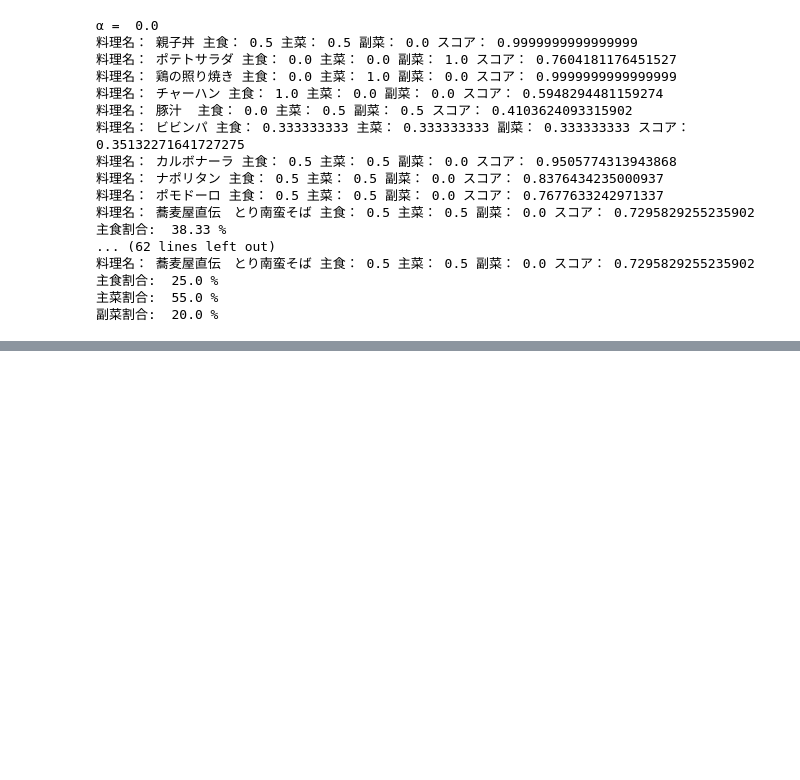
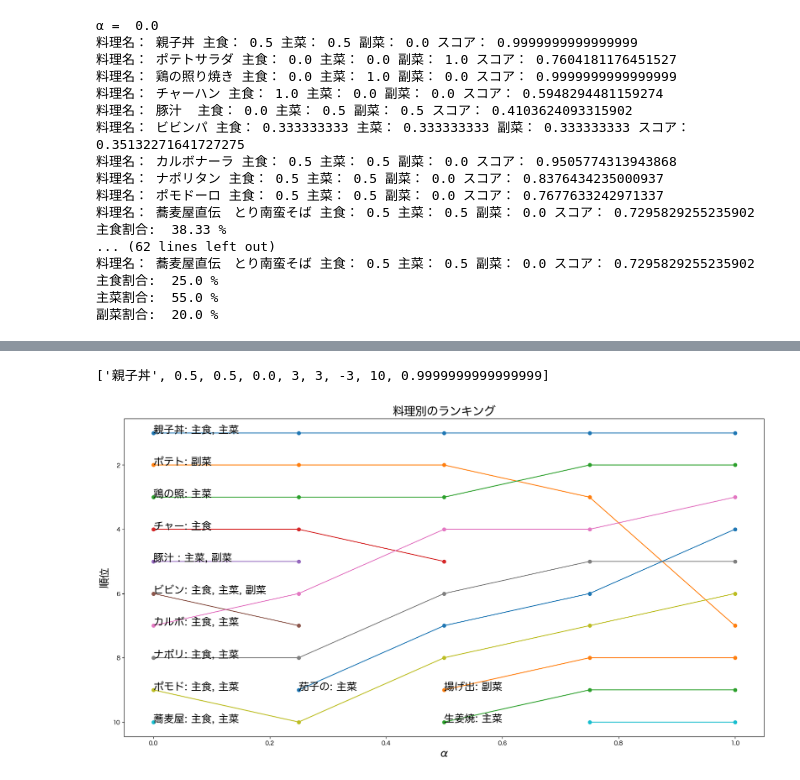
Before and after one commit to rin-m/RecipeSearch, a Jupyter notebook: out_ranking.ipynb, the cells around one changed output, grey strips where cells are left out. Saved outputs shown, nothing was run; the diff lists cells and outputs as text; code cells hidden in the pictures; blank space fills up the shorter version.

```diff
--- a/out_ranking.ipynb
+++ b/out_ranking.ipynb
@@ -354,0 +371,79 @@ SyntaxError: '(' was never closed (2424244420.py, line 29)
+# %%
+result_list[0][0]
+# %% [output]
+['親子丼', 0.5, 0.5, 0.0, 3, 3, -3, 10, 0.9999999999999999]
+# %%
+
+
+# データを格納するためのリスト
+data = []
+
+for alpha_index, alpha in enumerate(alpha_list):
+    alpha_data = []
+    if alpha_index == 0:
+        for row_index, row in enumerate(result_list[alpha_index]):
+            alpha_data.append([row[0][0:3], row_index + 1, None, row[1], row[2], row[3]])
+    else:
+        for row_index, row in enumerate(result_list[alpha_index]):
+            found = False  # 料理が前回のリストに見つかったかどうかを示すフラグ
+            for pre_row_index, pre_row in enumerate(result_list[alpha_index - 1]):
+                if row[0] == pre_row[0]:
+                    alpha_data.append([row[0][0:3], row_index + 1, pre_row_index + 1, row[1], row[2], row[3]])
+                    found = True  # 料理が見つかったことをマーク
+                    break
+            if not found:
+                alpha_data.append([row[0][0:3], row_index + 1, None , row[1], row[2], row[3]])
+
+    data.extend(alpha_data)
+
+# 料理別のランキングを辞書に格納する
+dish_data = {}
+dish_data_2 = {}
+for row in data:
+    dish_name = row[0]
+    if dish_name not in dish_data:
+        dish_data[dish_name] = []
+        dish_data_2[dish_name] = row[3:6]
+
+j=0
+for i in range(0, len(alpha_list)*10, 10):
+    j=j+1
+    for row in data[i:i+10]:
+        dish_data[row[0]].append(row[1])
+    for row2 in dish_data:
+        if len(dish_data[row2]) != j:
+            dish_data[row2].append(None)
+
+for j in dish_data_2:
+    dish_data_2[j].append([])
+    if dish_data_2[j][0] != 0:
+        dish_data_2[j][3].append("主食")
+    if dish_data_2[j][1] != 0:
+        dish_data_2[j][3].append("主菜")
+    if dish_data_2[j][2] != 0:
+        dish_data_2[j][3].append("副菜")
+
+# dish_dataを折れ線グラフにする
+# グラフの描画
+fig = plt.figure(figsize=(20, 10))
+ax = fig.add_subplot(111)
+
+# グラフのタイトルと軸ラベルを設定
+ax.set_title('料理別のランキング', fontsize=20)
+ax.set_xlabel('α', fontsize=18)
+ax.set_ylabel('順位', fontsize=18)
+ax.invert_ｙaxis()
+
+# 描画するデータ
+for dish_name in dish_data:
+    ax.plot(alpha_list, dish_data[dish_name], label=dish_name, marker='o')
+
+k = [next((i for i, x in enumerate(dish_data[dish_name]) if x), None) for dish_name in dish_data]
+# グラフの始点にレシピ名を表示
+for index, dish_name in enumerate(dish_data):
+    ax.text(alpha_list[k[index]], dish_data[dish_name][k[index]], dish_name +': '+ ', '.join(dish_data_2[dish_name][3]), fontsize=18)
+
+# グラフを表示
+plt.show()
+# %% [output]
+[figure, added]
```
Also changed, not shown: parts of 3 cells of this notebook.
